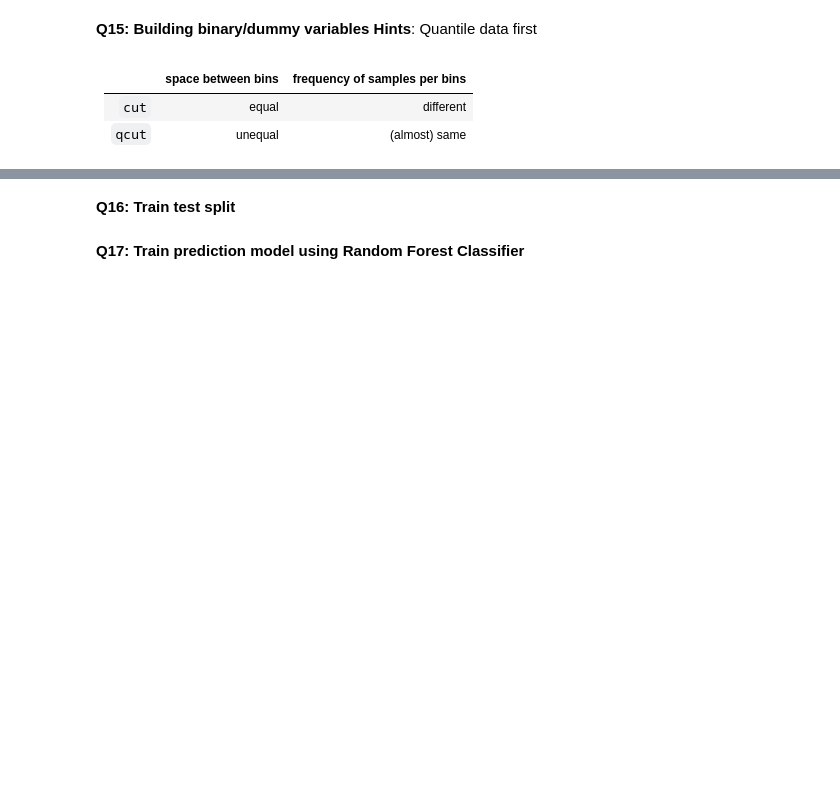
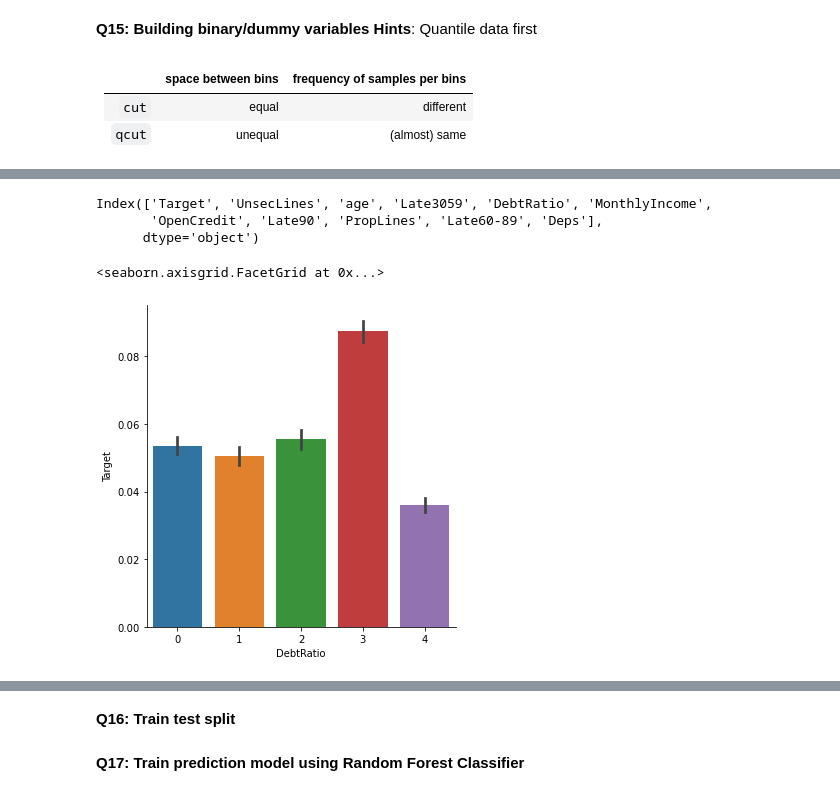
Before and after one commit to honghanhh/mci_python_31_level_1, a Jupyter notebook: Live Slides/Live Lecture 9/LongNP_Live_Lecture_09.ipynb, the cells around one changed output, grey strips where cells are left out. Drawn from its saved outputs; the diff is of its cells as text; code cells hidden in the pictures; blank space fills up the shorter version.

```diff
--- a/Live Slides/Live Lecture 9/LongNP_Live_Lecture_09.ipynb
+++ b/Live Slides/Live Lecture 9/LongNP_Live_Lecture_09.ipynb
@@ -320 +351,13 @@ NameError: name 'dataset' is not defined
+# %%
+dataset.columns
+# %% [output]
+Index(['Target', 'UnsecLines', 'age', 'Late3059', 'DebtRatio', 'MonthlyIncome',
+       'OpenCredit', 'Late90', 'PropLines', 'Late60-89', 'Deps'],
+      dtype='object')
+# %%
+dataset.DebtRatio = pd.qcut(dataset.DebtRatio.values,5).codes
+sns.catplot(data = dataset,x='DebtRatio',y= 'Target',kind = 'bar')
+# %% [output]
+<seaborn.axisgrid.FacetGrid at 0x...>
+[figure, added]
 # %%
```
Also changed, not shown: parts of 25 cells of this notebook.
